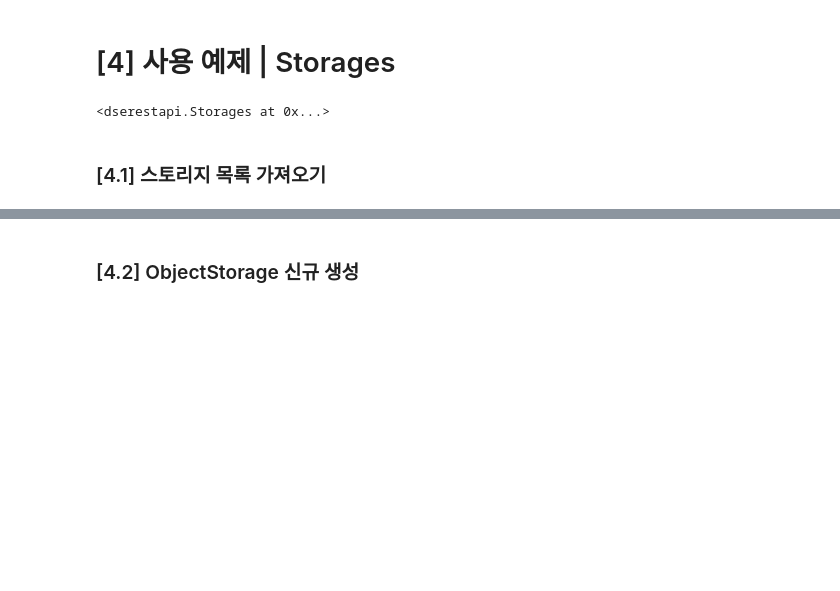
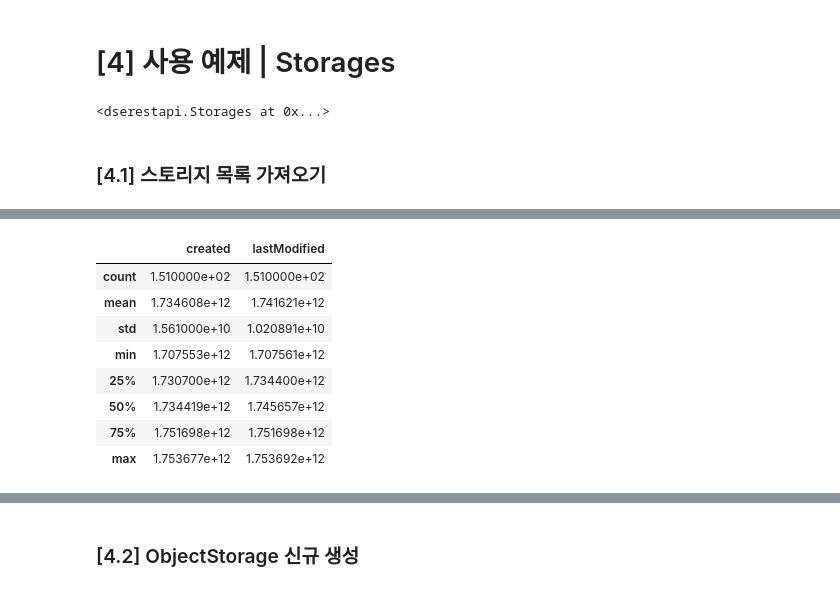
Before and after one commit to innovata/DSE-REST-API, a Jupyter notebook: How to use APIs/Tutorial.ipynb, the cells around one changed output, grey strips where cells are left out. Drawn from its saved outputs; the diff is of its cells as text; code cells hidden in the pictures; blank space fills up the shorter version.

```diff
--- a/How to use APIs/Tutorial.ipynb
+++ b/How to use APIs/Tutorial.ipynb
@@ -40,5 +43,5 @@ api
 ### [4.1] 스토리지 목록 가져오기
 # %%
 # 모든 스토리지 리스트 가져오기
-# res = api.get()
-res.json()
+res = api.get()
+res
@@ -47,3 +57,4 @@ res.json()
 # %%
 import pandas as pd
-pd.DataFrame(res.json()['cards']).head(5)
+df = pd.DataFrame(res.json()['cards'])
+df#.head(5)
@@ -55,0 +113,12 @@ with open(file, "w", encoding="utf-8") as f:
+# %%
+df.describe()
+# %% [output]
+|  | created | lastModified |
+| count | 1.510000e+02 | 1.510000e+02 |
+| mean | 1.734608e+12 | 1.741621e+12 |
+| std | 1.561000e+10 | 1.020891e+10 |
+| min | 1.707553e+12 | 1.707561e+12 |
+| 25% | 1.730700e+12 | 1.734400e+12 |
+| 50% | 1.734419e+12 | 1.745657e+12 |
+| 75% | 1.751698e+12 | 1.751698e+12 |
+| max | 1.753677e+12 | 1.753692e+12 |
```
Also changed, not shown: parts of 63 cells of this notebook, 10 other files.
